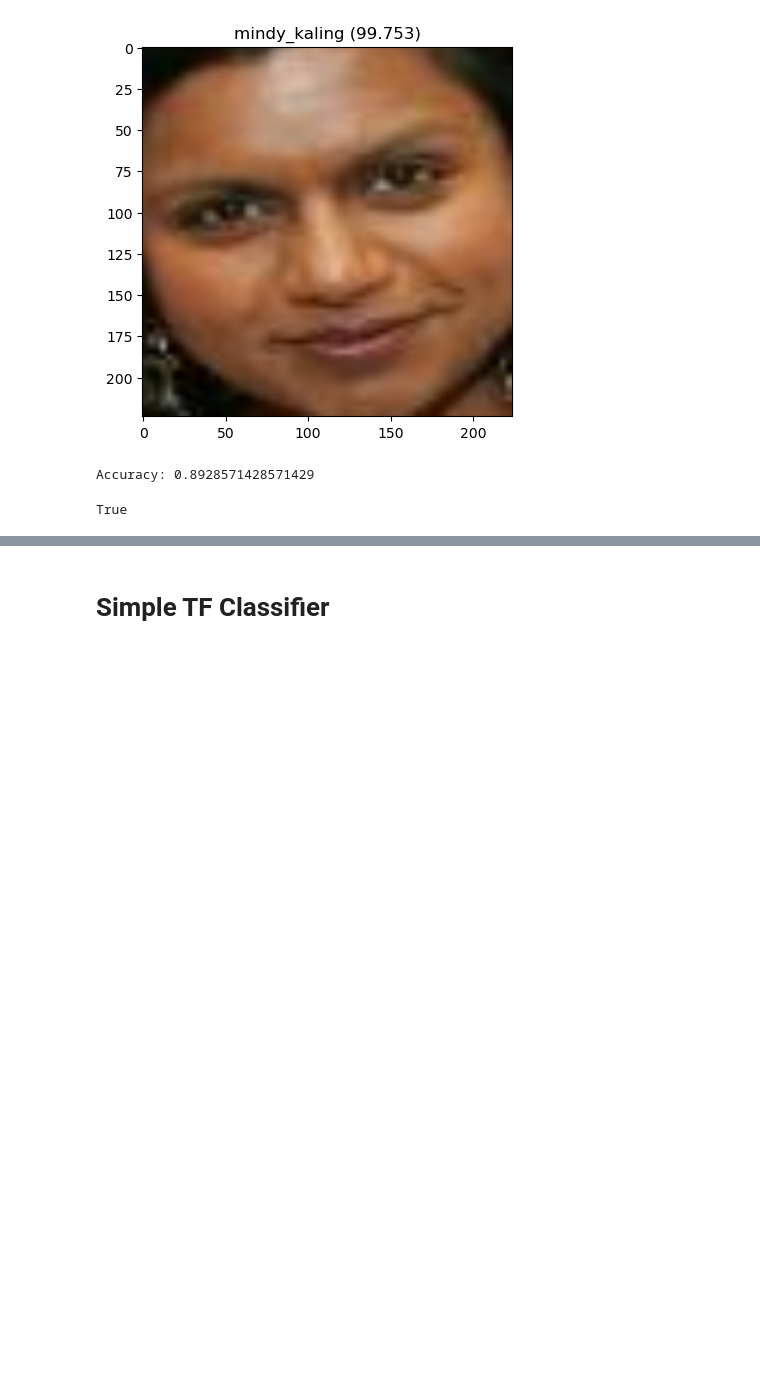
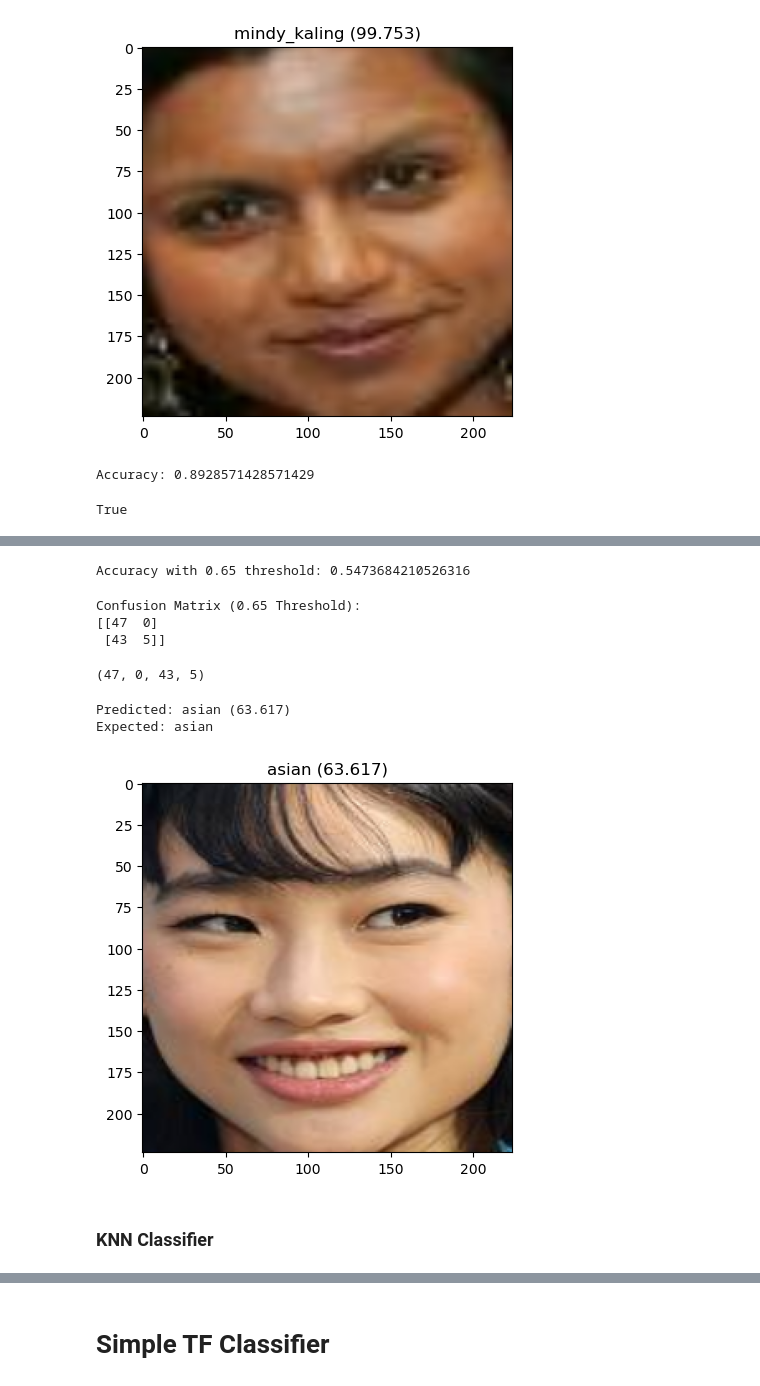
Before and after one commit to kiringodhwani/TinderBot, a Jupyter notebook: Test.ipynb, the cells around one changed output, grey strips where cells are left out. Saved outputs shown, nothing was run; the diff lists cells and outputs as text; code cells hidden in the pictures; blank space fills up the shorter version.

```diff
--- a/Test.ipynb
+++ b/Test.ipynb
@@ -271,0 +300,19 @@ Expected: mindy_kaling
+# %%
+# normalize input vectors
+in_encoder = Normalizer(norm='l2')
+trainX = in_encoder.transform(trainX)
+testX = in_encoder.transform(testX)
+
+# label encode targets
+out_encoder = LabelEncoder()
+out_encoder.fit(trainy)
+trainy = out_encoder.transform(trainy)
+testy = out_encoder.transform(testy)
+# %%
+model = MLPClassifier(solver='adam',
+                      activation='relu',
+                      alpha=0.0001,
+                      hidden_layer_sizes=(256, 128, 64),
+                      random_state=42,
+                      max_iter=1000)
+model.fit(trainX, trainy)
@@ -271,0 +345,59 @@ Expected: mindy_kaling
+# %%
+y_pred = model.predict_proba(testX)[:, 1]  # Get probability for positive class
+
+y_pred_thresh = (y_pred >= 0.8).astype(int)  # Convert to 0 (negative) or 1 (positive)
+
+accuracy = accuracy_score(testy, y_pred_thresh)
+print("Accuracy with 0.65 threshold:", accuracy)
+# %% [output]
+Accuracy with 0.65 threshold: 0.5473684210526316
+# %%
+cm = confusion_matrix(testy, y_pred_thresh)
+tn, fp, fn, tp = confusion_matrix(testy, y_pred_thresh).ravel()
+
+print("Confusion Matrix (0.65 Threshold):")
+print(cm)
+(tn, fp, fn, tp)
+# %% [output]
+Confusion Matrix (0.65 Threshold):
+[[47  0]
+ [43  5]]
+(47, 0, 43, 5)
+# %%
+# test model on a random example from the test dataset
+selection = choice([i for i in range(testX.shape[0])])
+random_face_pixels = testX_faces[selection]
+random_face_emb = testX[selection]
+random_face_class = testy[selection]
+random_face_name = out_encoder.inverse_transform([random_face_class])
+
+# prediction for the face
+samples = expand_dims(random_face_emb, axis=0)
+#yhat_class = model.predict(samples)
+yhat_prob = model.predict_proba(samples)
+yhat_class = [np.argmax(yhat_prob)]
+
+# print(yhat_prob)
+# if yhat_prob[0][0] >= 0.9:
+#     yhat_class = [0]
+# else:
+#     yhat_class = [1]
+
+# get name
+class_index = yhat_class[0]
+class_probability = yhat_prob[0,class_index] * 100
+predict_names = out_encoder.inverse_transform(yhat_class)
+print('Predicted: %s (%.3f)' % (predict_names[0], class_probability))
+print('Expected: %s' % random_face_name[0])
+
+# plot for fun
+pyplot.imshow(random_face_pixels)
+title = '%s (%.3f)' % (predict_names[0], class_probability)
+pyplot.title(title)
+pyplot.show()
+# %% [output]
+Predicted: asian (63.617)
+Expected: asian
+[figure, added]
+# %% [markdown]
+### **KNN Classifier**
```
Also changed, not shown: parts of 41 cells of this notebook, 4 other files.
